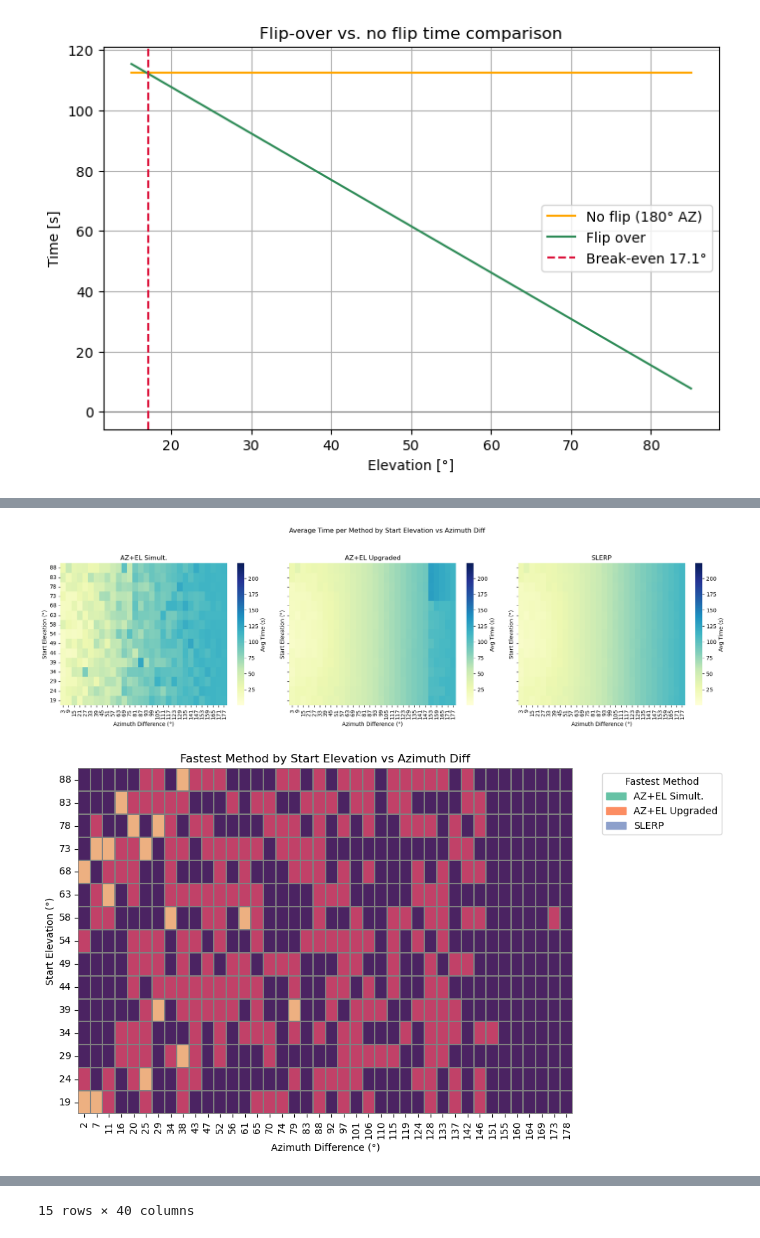
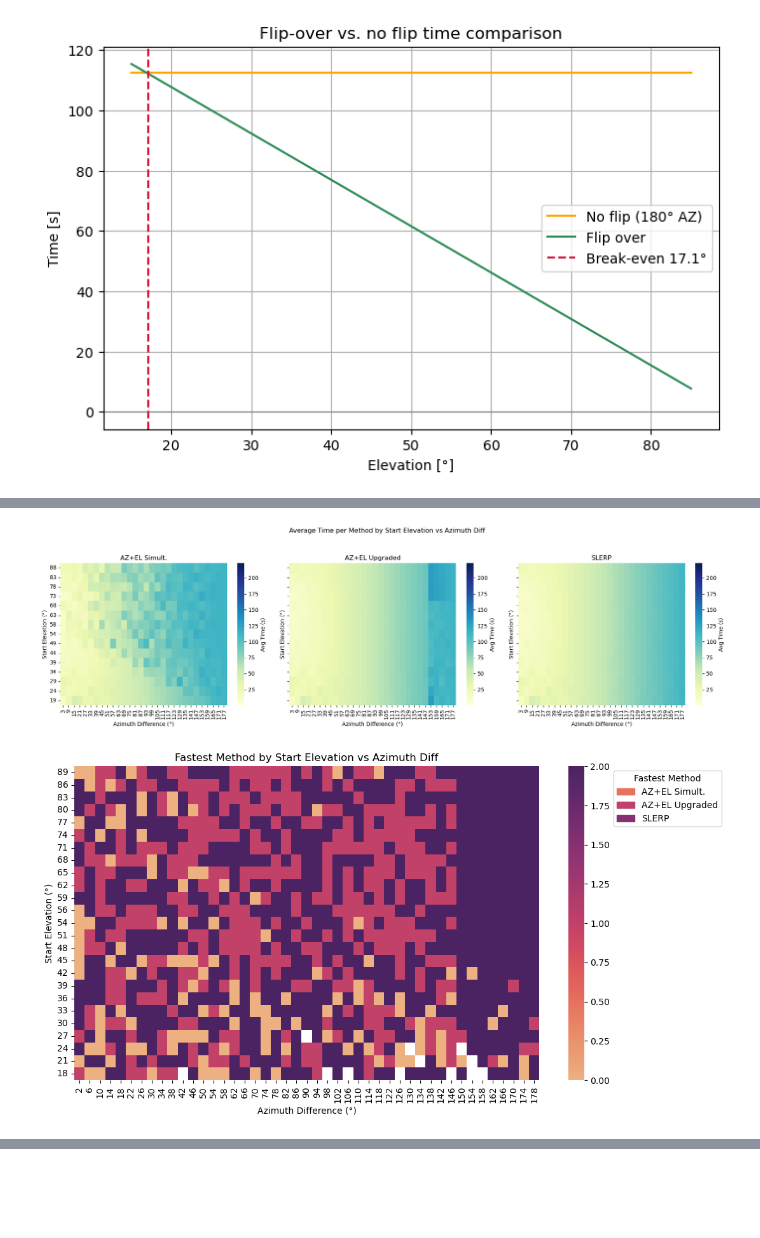
Before and after one commit to S-Wimmer1/Going-the-short-way, a Jupyter notebook: radtel2.0.ipynb, the cells around one changed output, grey strips where cells are left out. Drawn from its saved outputs; the diff is of its cells as text; code cells hidden in the pictures; blank space fills up the shorter version.

```diff
--- a/radtel2.0.ipynb
+++ b/radtel2.0.ipynb
@@ -120,7 +120,7 @@ def movement_time(start: Tuple[float, float], end: Tuple[float, float]) -> float
     return max(time_az, time_el) # Simultaneous AZ/EL movement
 
 
-def slerp_path_time_old(path: List[Tuple[float, float]]) -> float:
+'''def slerp_path_time_old(path: List[Tuple[float, float]]) -> float:
     total_time = 0.0
     for i in range(1, len(path)):
         total_time += movement_time(path[i-1], path[i])
@@ -136,11 +136,11 @@ def slerp_path_time_new(path):
         prev_az, prev_el = az, el
     return total_time
 
-def slerp_path_time(path):
+def slerp_path_time_fixed(path):
     total_time = 0.0
     for i in range(1, len(path)):
         total_time += time_from_coords(path[i-1], path[i])
-    return total_time
+    return total_time'''
 
 def path_time_continuous(path):
     total_az = 0.0
@@ -560,11 +591,30 @@ polar_proj()
 # %%
 #NOTE WAYPOINT GENERATOR + CALCULATING TIME FOR EACH WAYPOINT
 
+def is_blocked(az: float, el: float, blocked_areas: list = blocked_areas) -> bool:
+    for sector in blocked_areas:
+        az_min, az_max = sector['azimuth_range']
+        el_min, el_max = sector['elevation_range']
+
+        in_az_range = az_min <= az < az_max
+        if in_az_range and (el_min <= el <= el_max):
+            return True # in blocked area
+
+    return False # not blocked
+
 def random_waypoints(n: int = 10) -> List[Tuple[float, float]]:
-    az = np.random.uniform(0, 360, n)
-    el = np.random.uniform(ELEVATION_MIN, 90.0, n)
+    wpts = []
 
-    return list(zip(az, el))
+    while len(wpts) < n:
+        az = np.random.uniform(0, 360)
+        el = np.random.uniform(ELEVATION_MIN, 90.0)
+
+        if not is_blocked(az, el):
+            wpts.append((az, el))
+
+    return wpts
+
+
 
 
 def benchmark_segment(wps: List[Tuple[float, float]]):
@@ -994,14 +1044,11 @@ def fastest_method_heatmap(df, bins_az=30, bins_el=15):
     el_centers = 0.5 * (el_bins[:-1] + el_bins[1:])
 
     # Plot
-    fig, ax = plt.subplots(figsize=(10, 6))
-    cmap = sns.color_palette("Set2", n_colors=len(methods))
+    fig, ax = plt.subplots(figsize=(11, 6))
+    cmap = sns.color_palette("flare", n_colors=len(methods))
     sns.heatmap(
         int_matrix,
         cmap="flare",
-        cbar=False,
-        linewidths=0.1,
-        linecolor="gray",
         ax=ax
     )
 
@@ -1021,7 +1068,7 @@ def fastest_method_heatmap(df, bins_az=30, bins_el=15):
     ax.legend(
         handles=legend_patches,
         title="Fastest Method",
-        bbox_to_anchor=(1.05, 1),
+        bbox_to_anchor=(1.15, 1),
         loc="upper left"
     )
 
@@ -1033,11 +1080,12 @@ def fastest_method_heatmap(df, bins_az=30, bins_el=15):
 # %%
 N = 10000
 wps = random_waypoints(N)
 
 df_rand = compare_method(wps, steps=500)
 
 triple_method_time_heatmap(df_rand, bins_az=30, bins_el=15)
-fastest_method_heatmap(df_rand, bins_az=40, bins_el=15)
+fastest_method_heatmap(df_rand, bins_az=45, bins_el=25)
+pass
 # %% [output]
-[figure, old version]
+[figure, new version]
-[figure, old version]
+[figure, new version]
@@ -1061 +1091,0 @@ fastest_method_heatmap(df_rand, bins_az=40, bins_el=15)
-15 rows × 40 columns
```
Also changed, not shown: parts of 13 cells of this notebook.
